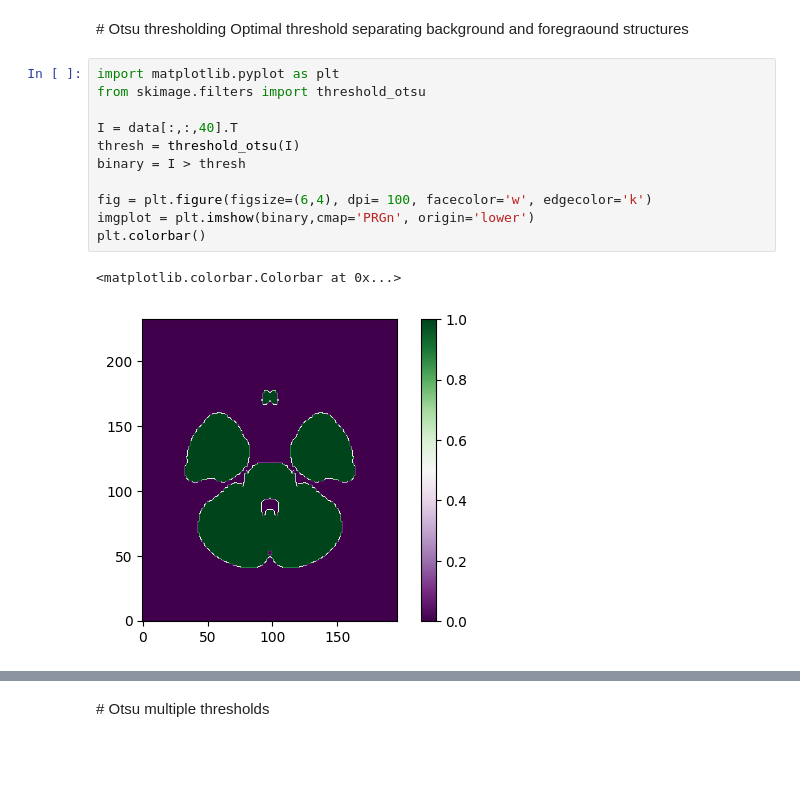
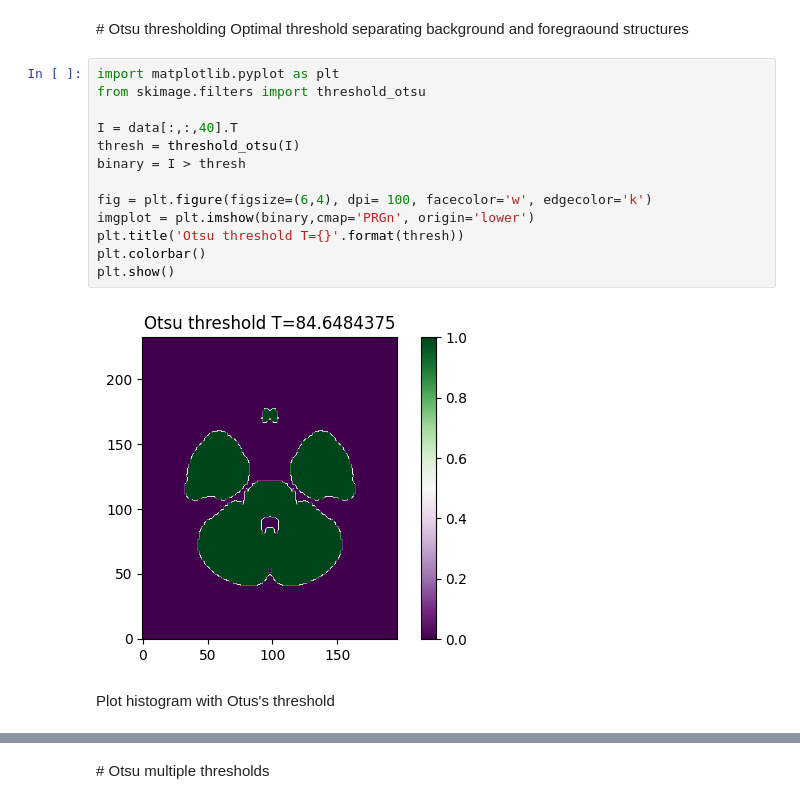
Before and after one commit to raulbenitez/NEUROIMAGING_AI, a Jupyter notebook: NI_segmentation.ipynb, the cells around one changed output, grey strips where cells are left out. Cells and saved outputs as stored; diff of their text form; blank space fills up the shorter version.

```diff
--- a/NI_segmentation.ipynb
+++ b/NI_segmentation.ipynb
@@ -67,14 +89,17 @@ Optimal threshold separating background and foregraound structures
 # %%
 import matplotlib.pyplot as plt
 from skimage.filters import threshold_otsu
 
 I = data[:,:,40].T
 thresh = threshold_otsu(I)
 binary = I > thresh
 
 fig = plt.figure(figsize=(6,4), dpi= 100, facecolor='w', edgecolor='k')
 imgplot = plt.imshow(binary,cmap='PRGn', origin='lower')
+plt.title('Otsu threshold T={}'.format(thresh))
 plt.colorbar()
+plt.show()
 # %% [output]
-<matplotlib.colorbar.Colorbar at 0x...>
-[figure, old version]
+[figure, new version]
+# %% [markdown]
+Plot histogram with Otus's threshold
```
Also changed, not shown: parts of 20 cells of this notebook.
